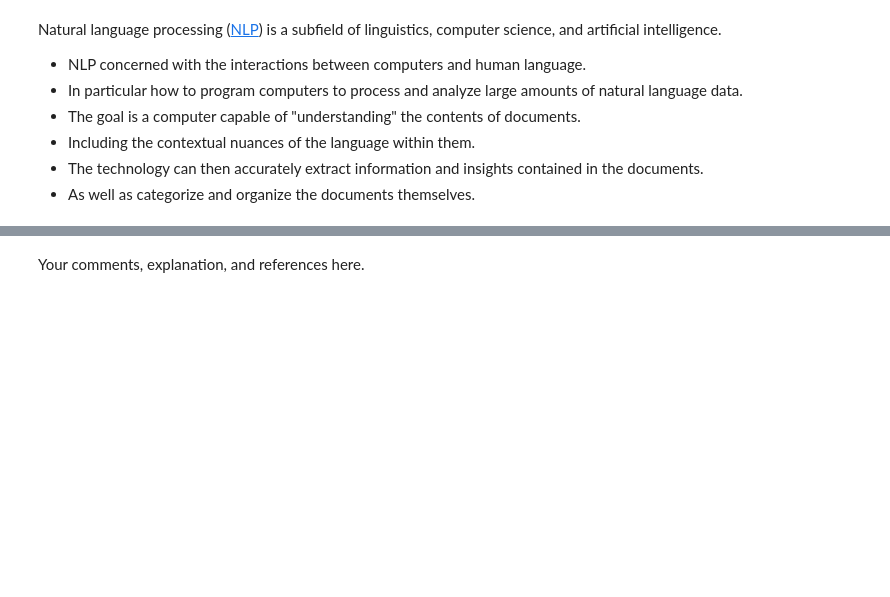
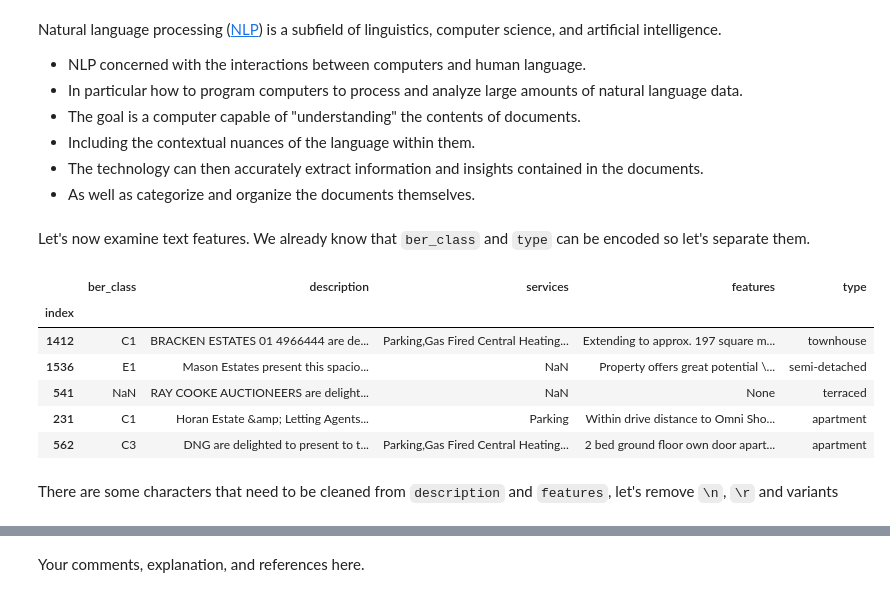
Before and after one commit to ET5003-Group1/ET5003, a Jupyter notebook: Week-5/ET5003_KaggleCompetition.ipynb, the cells around one changed output, grey strips where cells are left out. Cells and saved outputs as stored; diff of their text form; code cells hidden in the pictures; blank space fills up the shorter version.

```diff
--- a/Week-5/ET5003_KaggleCompetition.ipynb
+++ b/Week-5/ET5003_KaggleCompetition.ipynb
@@ -333,3 +351,20 @@ Natural language processing ([NLP](https://en.wikipedia.org/wiki/Natural_languag
 * Including the contextual nuances of the language within them.
 * The technology can then accurately extract information and insights contained in the documents.
 * As well as categorize and organize the documents themselves.
+# %% [markdown]
+Let's now examine text features. We already know that `ber_class` and `type` can be encoded so let's separate them.
+# %%
+encoding_features = ["ber_class", "type"]
+
+X_txt = X.select_dtypes("object")
+X_txt.sample(5, random_state=random_state)
+# %% [output]
+|  | ber_class | description | services | features | type |
+| index |  |  |  |  |  |
+| 1412 | C1 | BRACKEN ESTATES 01 4966444 are de... | Parking,Gas Fired Central Heating... | Extending to approx. 197 square m... | townhouse |
+| 1536 | E1 | Mason Estates present this spacio... | NaN | Property offers great potential \... | semi-detached |
+| 541 | NaN | RAY COOKE AUCTIONEERS are delight... | NaN | None | terraced |
+| 231 | C1 | Horan Estate &amp; Letting Agents... | Parking | Within drive distance to Omni Sho... | apartment |
+| 562 | C3 | DNG are delighted to present to t... | Parking,Gas Fired Central Heating... | 2 bed ground floor own door apart... | apartment |
+# %% [markdown]
+There are some characters that need to be cleaned from `description` and `features`, let's remove `\n`, `\r` and variants
```
Also changed, not shown: parts of 17 cells of this notebook.
